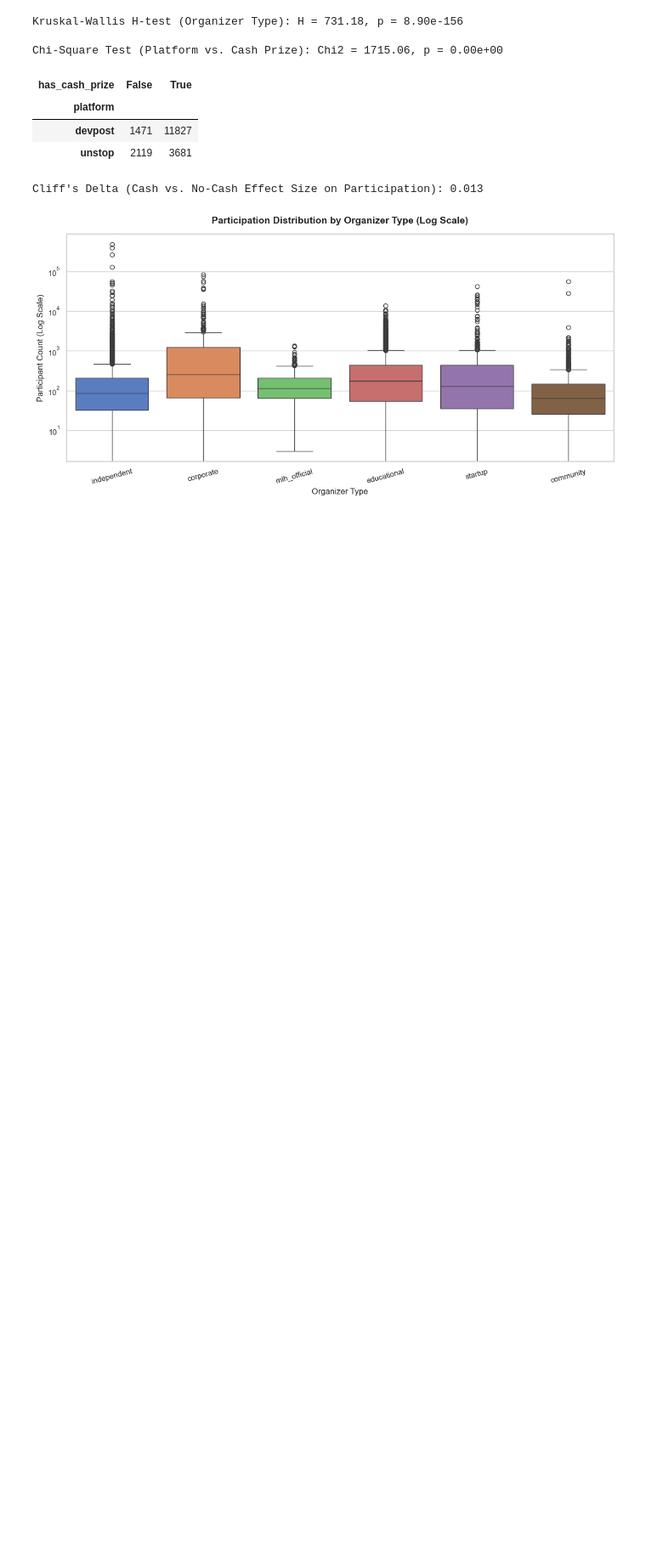
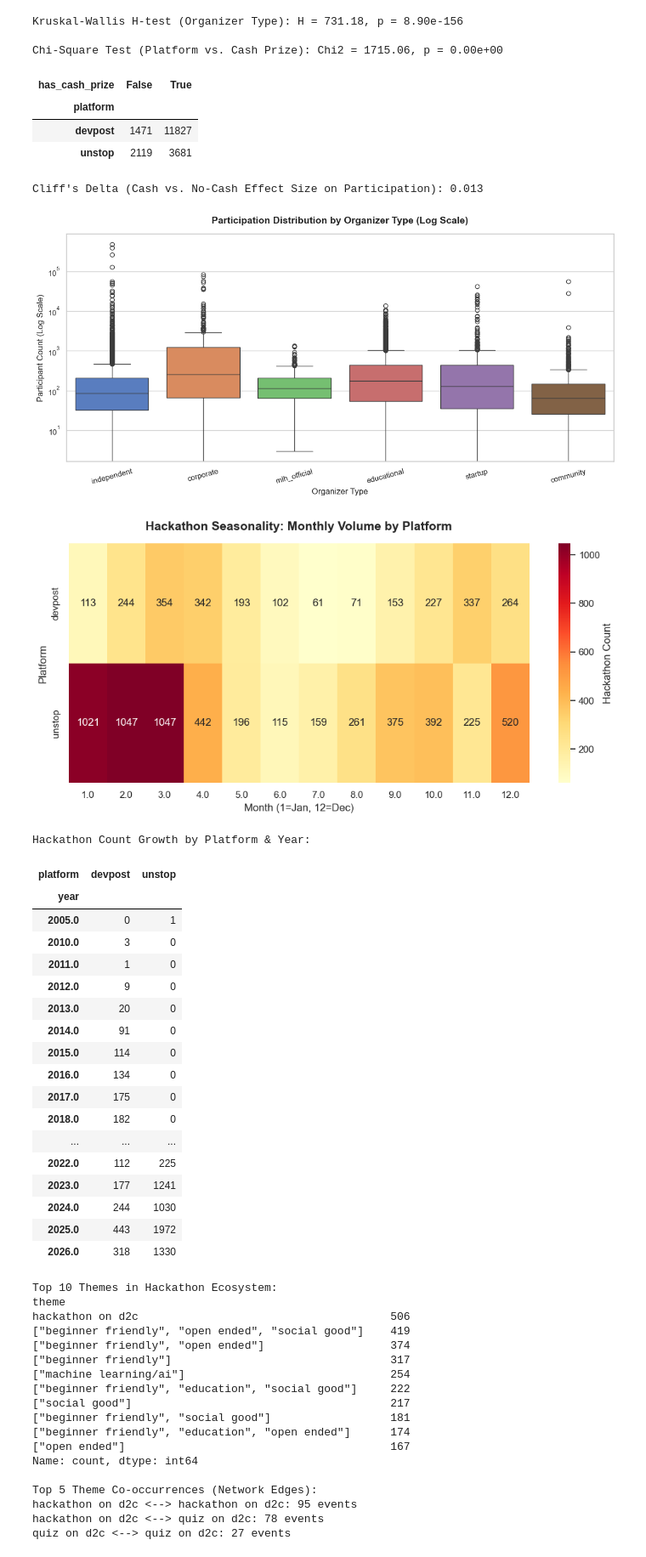
Before and after one commit to alokgorithm/Global-Hackathon-EDA, a Jupyter notebook: Advanced_Hackathon_Analysis.ipynb, the cells around one changed output. Shown at 85% size. Drawn from its saved outputs; the diff is of its cells as text; code cells hidden in the pictures; blank space fills up the shorter version.

Commit message:
Add Day 2 and Day 3 Analysis: Statistical Inference, Seasonality & Themes

```diff
--- a/Advanced_Hackathon_Analysis.ipynb
+++ b/Advanced_Hackathon_Analysis.ipynb
@@ -193,3 +193,83 @@ Chi-Square Test (Platform vs. Cash Prize): Chi2 = 1715.06, p = 0.00e+00
 | unstop | 2119 | 3681 |
 Cliff's Delta (Cash vs. No-Cash Effect Size on Participation): 0.013
 [figure]
+# %%
+# Day 3 Analysis (Phases 4 & 5)
+# Month-by-month Volume Seasonality Heatmap
+df['month'] = df['start_date'].dt.month
+seasonal = df.groupby(['month', 'platform']).size().unstack().fillna(0)
+
+plt.figure(figsize=(10, 5))
+sns.heatmap(seasonal.T, annot=True, fmt='.0f', cmap='YlOrRd', cbar_kws={'label': 'Hackathon Count'})
+plt.title('Hackathon Seasonality: Monthly Volume by Platform', fontsize=14, fontweight='bold', pad=15)
+plt.xlabel('Month (1=Jan, 12=Dec)', fontsize=12)
+plt.ylabel('Platform', fontsize=12)
+plt.tight_layout()
+plt.savefig('seasonal_heatmap.png', dpi=300)
+plt.show()
+
+# Platform Cohort Growth Evolution Table
+cohort_growth = df.groupby(['year', 'platform']).size().unstack().fillna(0).astype(int)
+print("Hackathon Count Growth by Platform & Year:")
+display(cohort_growth)
+
+# Theme bias and frequency
+themes_df = df.assign(theme=df['themes'].astype(str).str.split('|')).explode('theme')
+themes_df['theme'] = themes_df['theme'].str.strip().str.lower()
+themes_df = themes_df[~themes_df['theme'].isin(['nan', 'none', '[]', ''])]
+
+print("\nTop 10 Themes in Hackathon Ecosystem:")
+print(themes_df['theme'].value_counts().head(10))
+
+# Top Theme Co-occurrence Network weights
+from collections import Counter
+cooc = Counter()
+for themes in df['themes'].dropna().astype(str):
+    t_list = [t.strip().lower() for t in themes.split('|') if t.strip().lower() not in ['nan', 'none', '[]', '']]
+    for i in range(len(t_list)):
+        for j in range(i+1, len(t_list)):
+            pair = tuple(sorted([t_list[i], t_list[j]]))
+            cooc[pair] += 1
+
+print("\nTop 5 Theme Co-occurrences (Network Edges):")
+for edge, weight in cooc.most_common(5):
+    print(f"{edge[0]} <--> {edge[1]}: {weight} events")
+# %% [output]
+[figure, added]
+Hackathon Count Growth by Platform & Year:
+| platform | devpost | unstop |
+| year |  |  |
+| 2005.0 | 0 | 1 |
+| 2010.0 | 3 | 0 |
+| 2011.0 | 1 | 0 |
+| 2012.0 | 9 | 0 |
+| 2013.0 | 20 | 0 |
+| 2014.0 | 91 | 0 |
+| 2015.0 | 114 | 0 |
+| 2016.0 | 134 | 0 |
+| 2017.0 | 175 | 0 |
+| 2018.0 | 182 | 0 |
+| ... | ... | ... |
+| 2022.0 | 112 | 225 |
+| 2023.0 | 177 | 1241 |
+| 2024.0 | 244 | 1030 |
+| 2025.0 | 443 | 1972 |
+| 2026.0 | 318 | 1330 |
+Top 10 Themes in Hackathon Ecosystem:
+theme
+hackathon on d2c                                      506
+["beginner friendly", "open ended", "social good"]    419
+["beginner friendly", "open ended"]                   374
+["beginner friendly"]                                 317
+["machine learning/ai"]                               254
+["beginner friendly", "education", "social good"]     222
+["social good"]                                       217
+["beginner friendly", "social good"]                  181
+["beginner friendly", "education", "open ended"]      174
+["open ended"]                                        167
+Name: count, dtype: int64
+
+Top 5 Theme Co-occurrences (Network Edges):
+hackathon on d2c <--> hackathon on d2c: 95 events
+hackathon on d2c <--> quiz on d2c: 78 events
+quiz on d2c <--> quiz on d2c: 27 events
```
